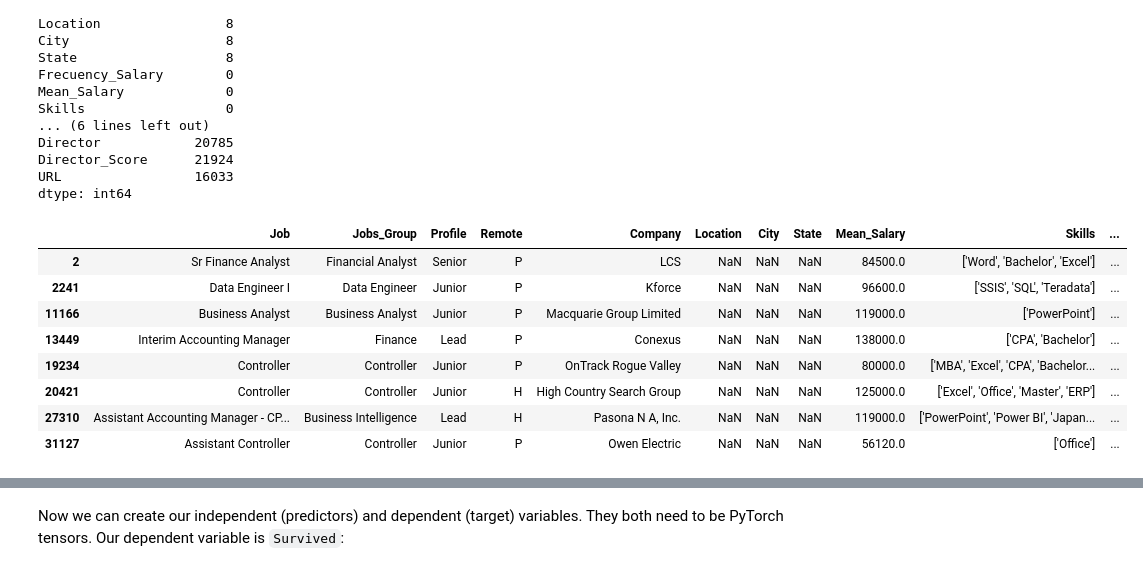
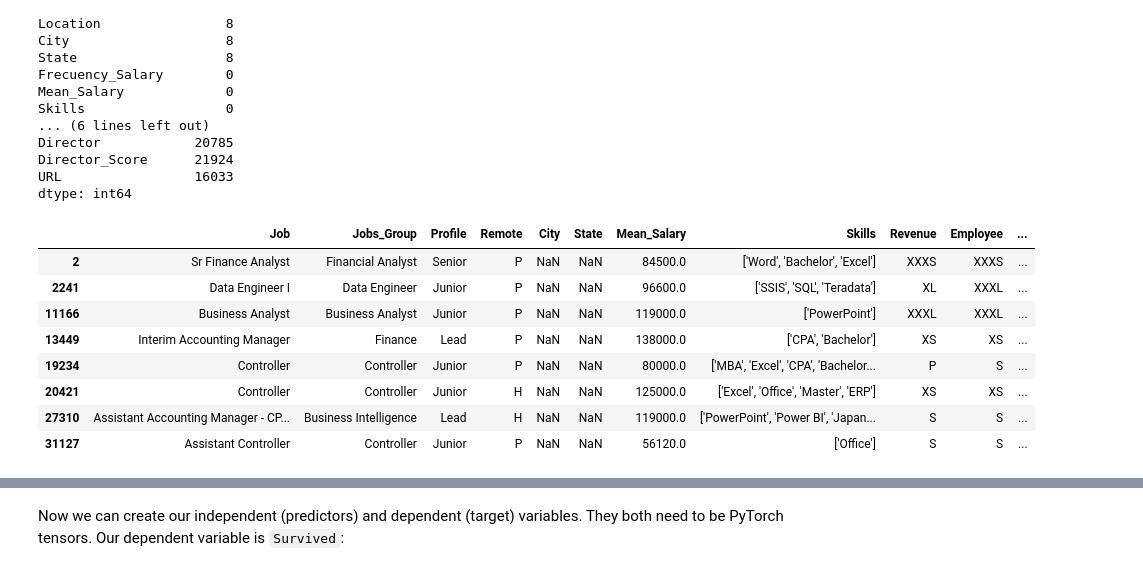
Before and after one commit to fabraz/fastaiOnCampus, a Jupyter notebook: nbs/lesson05_180105604-luisgfmarques-luis-marques-ipyn.ipynb, the cells around one changed output, grey strips where cells are left out. Drawn from its saved outputs; the diff is of its cells as text; code cells hidden in the pictures.

```diff
--- a/nbs/lesson05_180105604-luisgfmarques-luis-marques-ipyn.ipynb
+++ b/nbs/lesson05_180105604-luisgfmarques-luis-marques-ipyn.ipynb
@@ -144,25 +131,22 @@ def fill_nan_and_remove_some_data(df):
         'Reviews': 0,
         'Employee': 'P',
         'Revenue': 'P',
-        'Sector': 'Not informed',
-        'Sector_Group': 'Not informed',
-        'Company': 'Not informed'
     }
 
     for column, value in min_values.items():
         df[column] = df[column].fillna(value)
 
-    df.drop(['Director', 'URL', 'Frecuency_Salary', 'ID'], axis=1, inplace=True)
+    df.drop(['Director', 'URL', 'Frecuency_Salary', 'ID','Sector','Sector_Group','Company','Location'], axis=1, inplace=True)
 # %%
-fill_Nan_and_remove_some_data(df)
+fill_nan_and_remove_some_data(df)
 df[df.isna().any(axis=1)]
 # %% [output]
-|  | Job | Jobs_Group | Profile | Remote | Company | Location | City | State | Mean_Salary | Skills | ... |
-| 2 | Sr Finance Analyst | Financial Analyst | Senior | P | LCS | NaN | NaN | NaN | 84500.0 | ['Word', 'Bachelor', 'Excel'] | ... |
-| 2241 | Data Engineer I | Data Engineer | Junior | P | Kforce | NaN | NaN | NaN | 96600.0 | ['SSIS', 'SQL', 'Teradata'] | ... |
-| 11166 | Business Analyst | Business Analyst | Junior | P | Macquarie Group Limited | NaN | NaN | NaN | 119000.0 | ['PowerPoint'] | ... |
-| 13449 | Interim Accounting Manager | Finance | Lead | P | Conexus | NaN | NaN | NaN | 138000.0 | ['CPA', 'Bachelor'] | ... |
-| 19234 | Controller | Controller | Junior | P | OnTrack Rogue Valley | NaN | NaN | NaN | 80000.0 | ['MBA', 'Excel', 'CPA', 'Bachelor... | ... |
-| 20421 | Controller | Controller | Junior | H | High Country Search Group | NaN | NaN | NaN | 125000.0 | ['Excel', 'Office', 'Master', 'ERP'] | ... |
-| 27310 | Assistant Accounting Manager - CP... | Business Intelligence | Lead | H | Pasona N A, Inc. | NaN | NaN | NaN | 119000.0 | ['PowerPoint', 'Power BI', 'Japan... | ... |
-| 31127 | Assistant Controller | Controller | Junior | P | Owen Electric | NaN | NaN | NaN | 56120.0 | ['Office'] | ... |
+|  | Job | Jobs_Group | Profile | Remote | City | State | Mean_Salary | Skills | Revenue | Employee | ... |
+| 2 | Sr Finance Analyst | Financial Analyst | Senior | P | NaN | NaN | 84500.0 | ['Word', 'Bachelor', 'Excel'] | XXXS | XXXS | ... |
+| 2241 | Data Engineer I | Data Engineer | Junior | P | NaN | NaN | 96600.0 | ['SSIS', 'SQL', 'Teradata'] | XL | XXXL | ... |
+| 11166 | Business Analyst | Business Analyst | Junior | P | NaN | NaN | 119000.0 | ['PowerPoint'] | XXXL | XXXL | ... |
+| 13449 | Interim Accounting Manager | Finance | Lead | P | NaN | NaN | 138000.0 | ['CPA', 'Bachelor'] | XS | XS | ... |
+| 19234 | Controller | Controller | Junior | P | NaN | NaN | 80000.0 | ['MBA', 'Excel', 'CPA', 'Bachelor... | P | S | ... |
+| 20421 | Controller | Controller | Junior | H | NaN | NaN | 125000.0 | ['Excel', 'Office', 'Master', 'ERP'] | XS | XS | ... |
+| 27310 | Assistant Accounting Manager - CP... | Business Intelligence | Lead | H | NaN | NaN | 119000.0 | ['PowerPoint', 'Power BI', 'Japan... | S | S | ... |
+| 31127 | Assistant Controller | Controller | Junior | P | NaN | NaN | 56120.0 | ['Office'] | S | S | ... |
```
Also changed, not shown: parts of 70 cells of this notebook.
